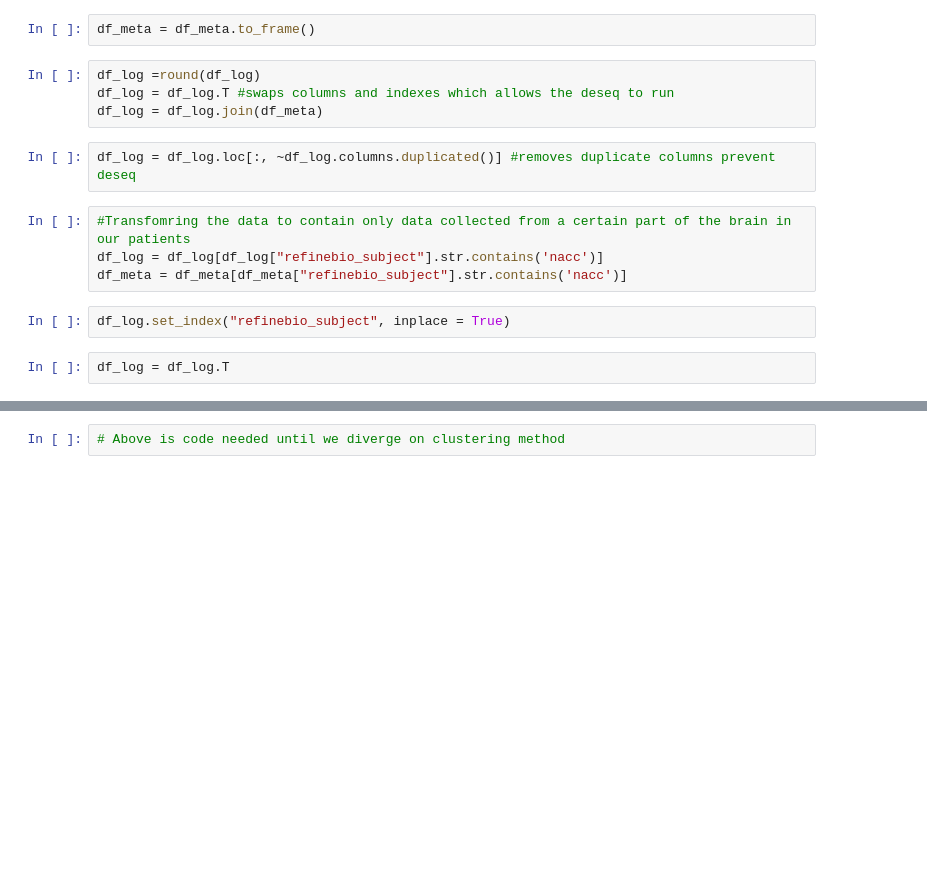
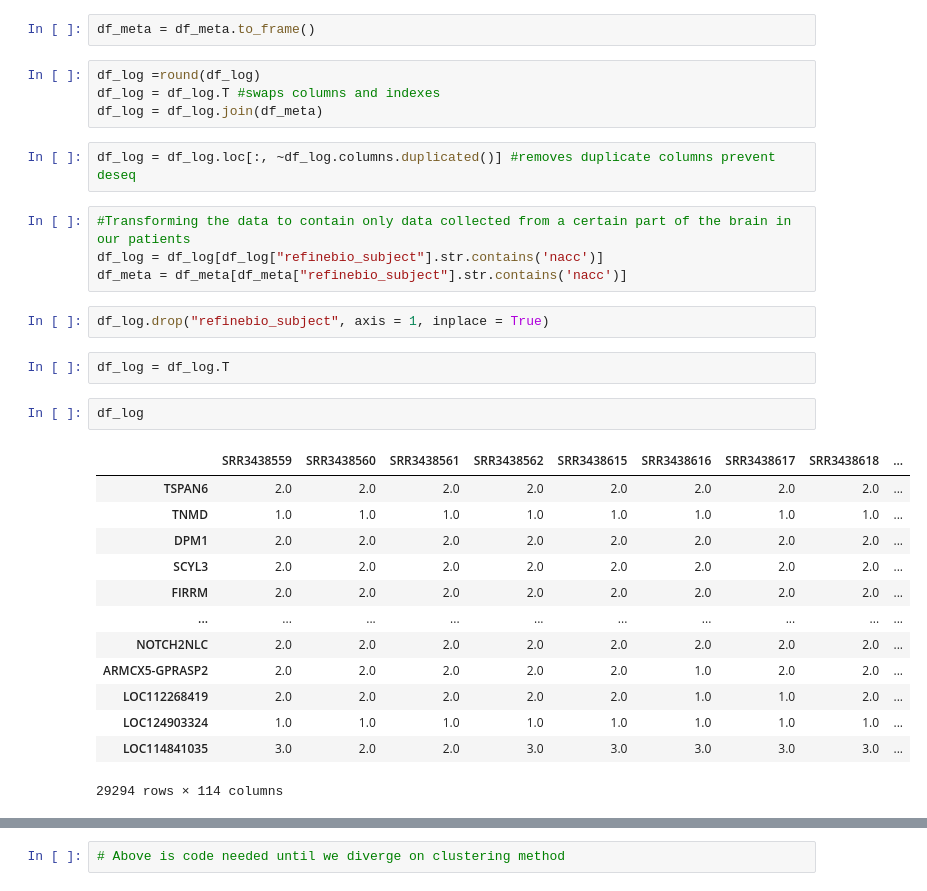
Before and after one commit to ShlokNangia24/CGS4144-Project, a Jupyter notebook: Assignment3.ipynb, the cells around one changed output, grey strips where cells are left out. Drawn from its saved outputs; the diff is of its cells as text; blank space fills up the shorter version.

```diff
--- a/Assignment3.ipynb
+++ b/Assignment3.ipynb
@@ -24,18 +21,34 @@ df_meta = df_meta['refinebio_subject'] #removes unnecessary data
 df_meta = df_meta.to_frame()
 # %%
 df_log =round(df_log)
-df_log = df_log.T #swaps columns and indexes which allows the deseq to run
+df_log = df_log.T #swaps columns and indexes
 df_log = df_log.join(df_meta)
 # %%
 df_log = df_log.loc[:, ~df_log.columns.duplicated()] #removes duplicate columns prevent deseq
 # %%
-#Transfomring the data to contain only data collected from a certain part of the brain in our patients
+#Transforming the data to contain only data collected from a certain part of the brain in our patients
 df_log = df_log[df_log["refinebio_subject"].str.contains('nacc')]
 df_meta = df_meta[df_meta["refinebio_subject"].str.contains('nacc')]
 # %%
-df_log.set_index("refinebio_subject", inplace = True)
+df_log.drop("refinebio_subject", axis = 1, inplace = True)
 # %%
 df_log = df_log.T
+# %%
+df_log
+# %% [output]
+|  | SRR3438559 | SRR3438560 | SRR3438561 | SRR3438562 | SRR3438615 | SRR3438616 | SRR3438617 | SRR3438618 | ... |
+| TSPAN6 | 2.0 | 2.0 | 2.0 | 2.0 | 2.0 | 2.0 | 2.0 | 2.0 | ... |
+| TNMD | 1.0 | 1.0 | 1.0 | 1.0 | 1.0 | 1.0 | 1.0 | 1.0 | ... |
+| DPM1 | 2.0 | 2.0 | 2.0 | 2.0 | 2.0 | 2.0 | 2.0 | 2.0 | ... |
+| SCYL3 | 2.0 | 2.0 | 2.0 | 2.0 | 2.0 | 2.0 | 2.0 | 2.0 | ... |
+| FIRRM | 2.0 | 2.0 | 2.0 | 2.0 | 2.0 | 2.0 | 2.0 | 2.0 | ... |
+| ... | ... | ... | ... | ... | ... | ... | ... | ... | ... |
+| NOTCH2NLC | 2.0 | 2.0 | 2.0 | 2.0 | 2.0 | 2.0 | 2.0 | 2.0 | ... |
+| ARMCX5-GPRASP2 | 2.0 | 2.0 | 2.0 | 2.0 | 2.0 | 1.0 | 2.0 | 2.0 | ... |
+| LOC112268419 | 2.0 | 2.0 | 2.0 | 2.0 | 2.0 | 1.0 | 1.0 | 2.0 | ... |
+| LOC124903324 | 1.0 | 1.0 | 1.0 | 1.0 | 1.0 | 1.0 | 1.0 | 1.0 | ... |
+| LOC114841035 | 3.0 | 2.0 | 2.0 | 3.0 | 3.0 | 3.0 | 3.0 | 3.0 | ... |
+29294 rows × 114 columns
 # %%
 df_log["variance"] = np.var(df_log.values, axis=1)
 df = df_log.sort_values("variance", ascending=False)
```
Also changed, not shown: parts of 13 cells of this notebook.
